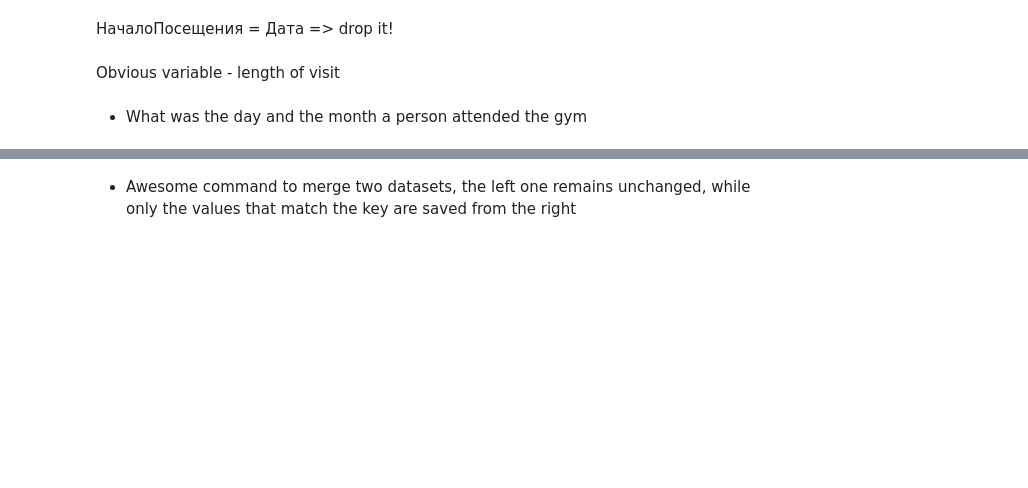
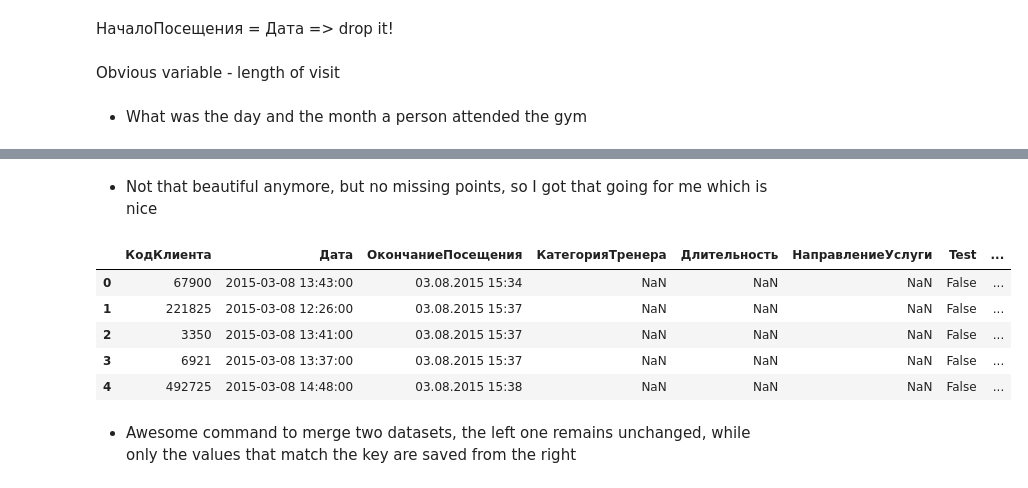
Before and after one commit to DmitrySerg/WorldClass, a Jupyter notebook: WorldClass_DataPrep.ipynb, the cells around one changed output, grey strips where cells are left out. Saved outputs shown, nothing was run; the diff lists cells and outputs as text; code cells hidden in the pictures; blank space fills up the shorter version.

```diff
--- a/WorldClass_DataPrep.ipynb
+++ b/WorldClass_DataPrep.ipynb
@@ -480,3 +487,14 @@ att_data.ОкончаниеПосещения[0]
+# %% [markdown]
+- Not that beautiful anymore, but no missing points, so I got that going for me which is nice
+# %%
+att_data.head()
+# %% [output]
+|  | КодКлиента | Дата | ОкончаниеПосещения | КатегорияТренера | Длительность | НаправлениеУслуги | Test | ... |
+| 0 | 67900 | 2015-03-08 13:43:00 | 03.08.2015 15:34 | NaN | NaN | NaN | False | ... |
+| 1 | 221825 | 2015-03-08 12:26:00 | 03.08.2015 15:37 | NaN | NaN | NaN | False | ... |
+| 2 | 3350 | 2015-03-08 13:41:00 | 03.08.2015 15:37 | NaN | NaN | NaN | False | ... |
+| 3 | 6921 | 2015-03-08 13:37:00 | 03.08.2015 15:37 | NaN | NaN | NaN | False | ... |
+| 4 | 492725 | 2015-03-08 14:48:00 | 03.08.2015 15:38 | NaN | NaN | NaN | False | ... |
 # %%
 att_data_group = att_data.groupby('КодКлиента')
 # %% [markdown]
```
Also changed, not shown: parts of 17 cells of this notebook.
